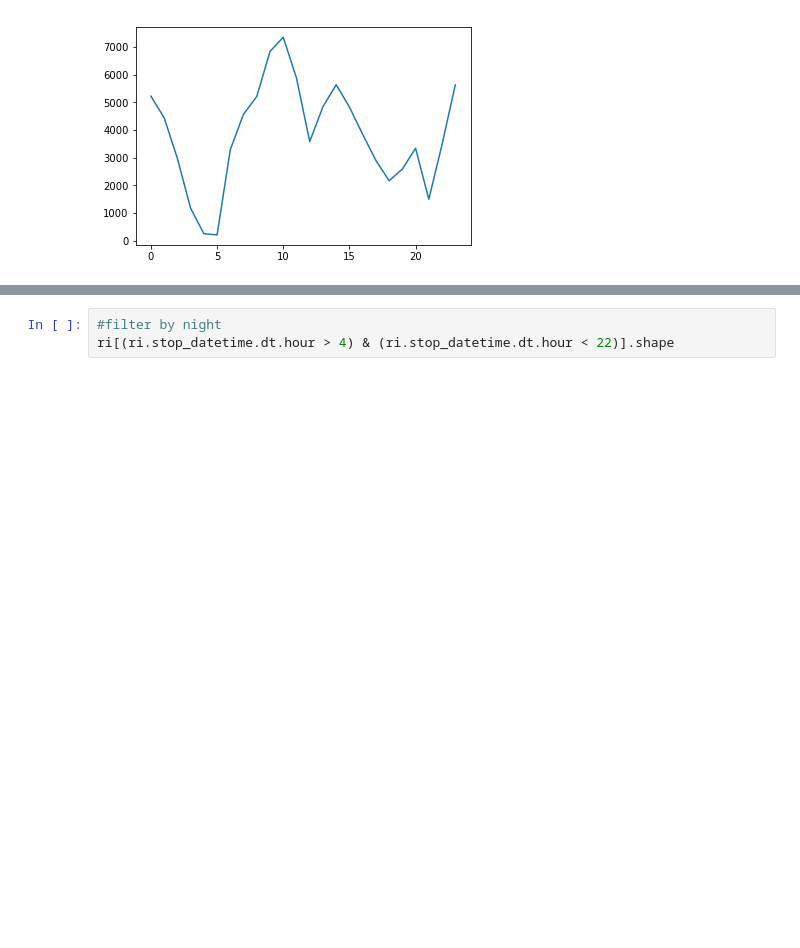
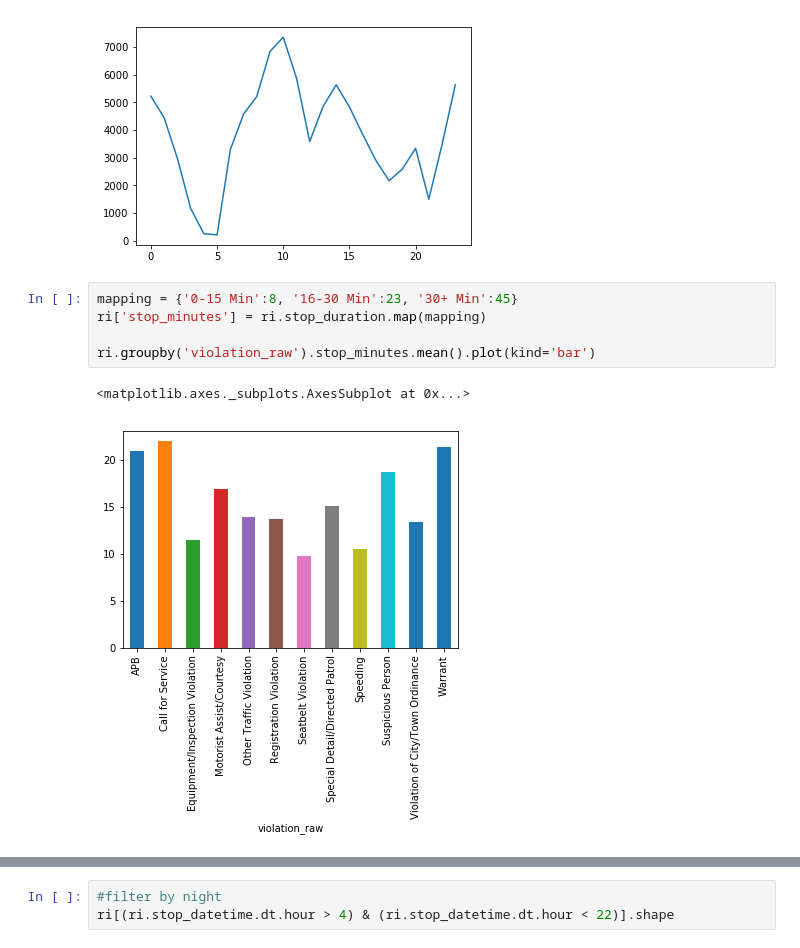
Before and after one commit to PyayAungSan/Data, a Jupyter notebook: Panda practice/Police.ipynb, the cells around one changed output, grey strips where cells are left out. Saved outputs shown, nothing was run; the diff lists cells and outputs as text; blank space fills up the shorter version.

```diff
--- a/Panda practice/Police.ipynb
+++ b/Panda practice/Police.ipynb
@@ -307,3 +307,11 @@ ri.stop_datetime.dt.hour.value_counts().sort_index().plot()
 # %% [output]
 <matplotlib.axes._subplots.AxesSubplot at 0x...>
 [figure]
+# %%
+mapping = {'0-15 Min':8, '16-30 Min':23, '30+ Min':45}
+ri['stop_minutes'] = ri.stop_duration.map(mapping)
+
+ri.groupby('violation_raw').stop_minutes.mean().plot(kind='bar')
+# %% [output]
+<matplotlib.axes._subplots.AxesSubplot at 0x...>
+[figure, added]
```
Also changed, not shown: parts of 3 cells of this notebook.
